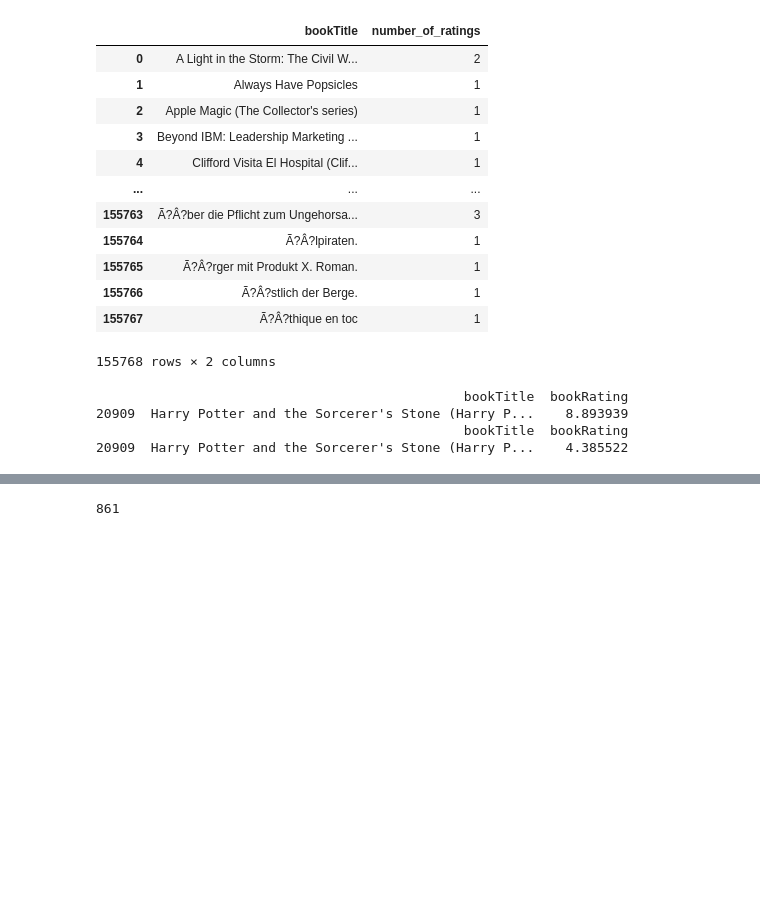
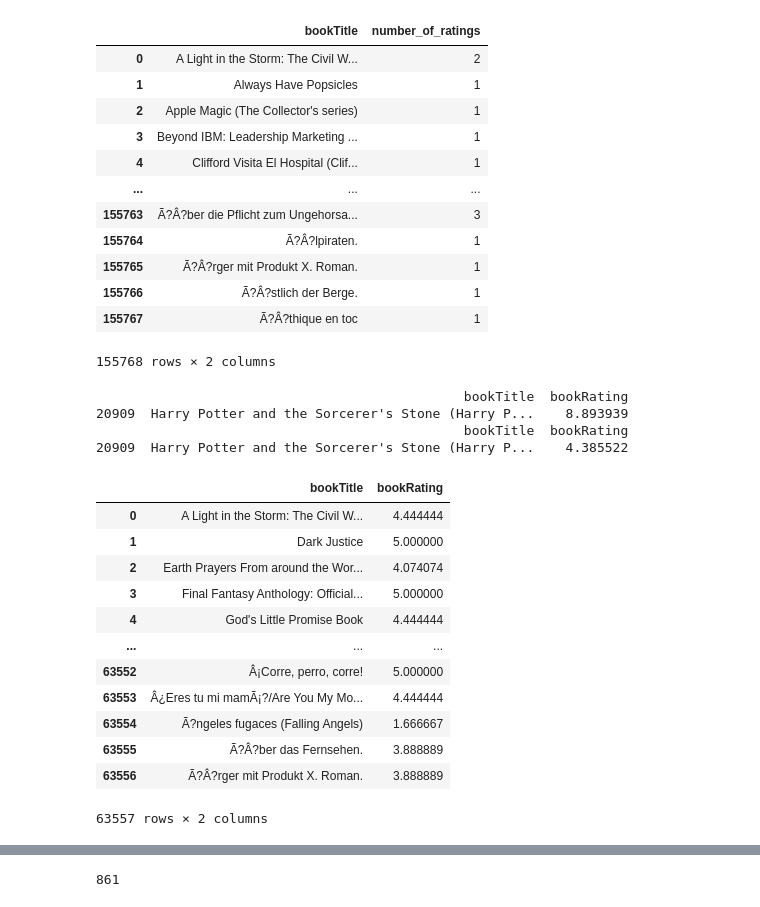
Before and after one commit to Elster512/Book-recommendation-system, a Jupyter notebook: backend/lab.ipynb, the cells around one changed output, grey strips where cells are left out. Cells and saved outputs as stored; diff of their text form; code cells hidden in the pictures; blank space fills up the shorter version.

```diff
--- a/backend/lab.ipynb
+++ b/backend/lab.ipynb
@@ -238,6 +238,22 @@ print(avg_ratings[avg_ratings['bookTitle']=="Harry Potter and the Sorcerer's Sto
 20909  Harry Potter and the Sorcerer's Stone (Harry P...    8.893939
                                                bookTitle  bookRating
 20909  Harry Potter and the Sorcerer's Stone (Harry P...    4.385522
+# %%
+avg_ratings
+# %% [output]
+|  | bookTitle | bookRating |
+| 0 | A Light in the Storm: The Civil W... | 4.444444 |
+| 1 | Dark Justice | 5.000000 |
+| 2 | Earth Prayers From around the Wor... | 4.074074 |
+| 3 | Final Fantasy Anthology: Official... | 5.000000 |
+| 4 | God's Little Promise Book | 4.444444 |
+| ... | ... | ... |
+| 63552 | Â¡Corre, perro, corre! | 5.000000 |
+| 63553 | Â¿Eres tu mi mamÃ¡?/Are You My Mo... | 4.444444 |
+| 63554 | Ã?ngeles fugaces (Falling Angels) | 1.666667 |
+| 63555 | Ã?Â?ber das Fernsehen. | 3.888889 |
+| 63556 | Ã?Â?rger mit Produkt X. Roman. | 3.888889 |
+63557 rows × 2 columns
 # %%
 final_rating = rating_with_books.merge(number_rating, on='bookTitle')
 # %%
```
Also changed, not shown: parts of 3 cells of this notebook, 1 other file.
